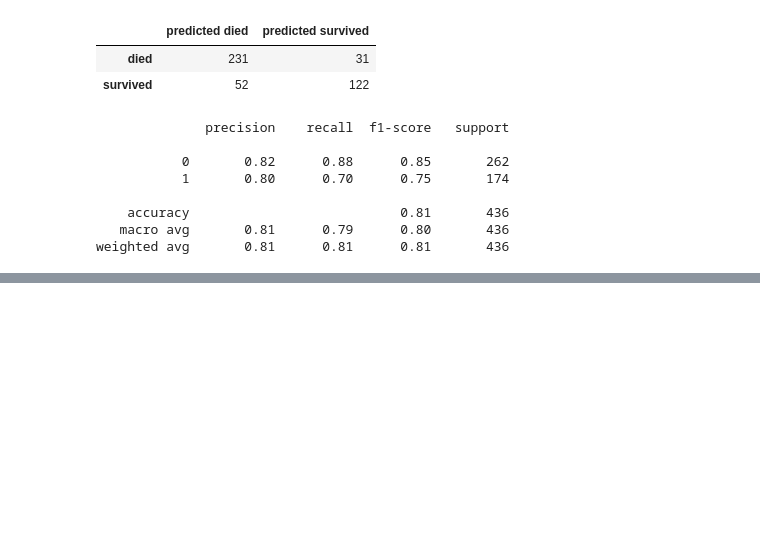
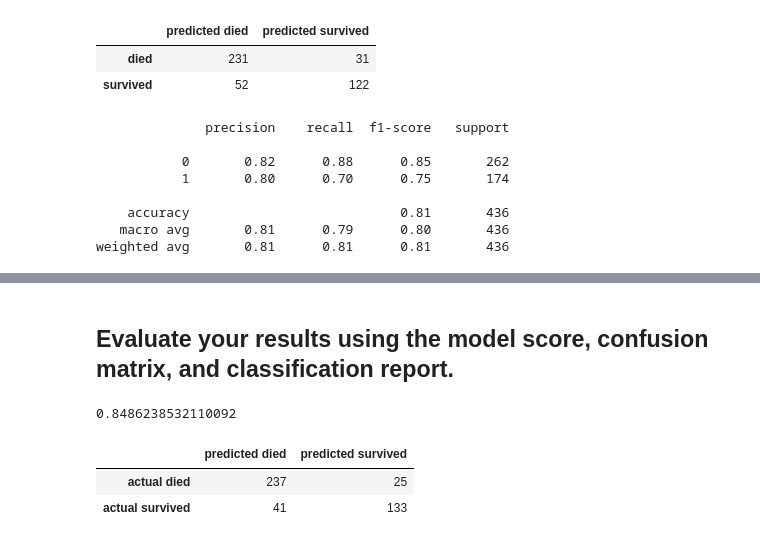
Before and after one commit to RyanMcCall/ds-methodologies-exercises, a Jupyter notebook: classification/model.ipynb, the cells around one changed output, grey strips where cells are left out. Drawn from its saved outputs; the diff is of its cells as text; code cells hidden in the pictures; blank space fills up the shorter version.

```diff
--- a/classification/model.ipynb
+++ b/classification/model.ipynb
@@ -720,0 +728,28 @@ weighted avg       0.81      0.81      0.81       436
+# %%
+Xtrain = train[['pclass', 'age', 'fare', 'parch', 'isfemale']]
+ytrain = train[['survived']]
+
+scaler = MinMaxScaler()
+
+Xtrain_scaled = MinMaxScaler().fit_transform(Xtrain)
+
+knn = KNeighborsClassifier(n_neighbors=5, weights='uniform')
+
+knn.fit(Xtrain_scaled, ytrain)
+
+k5_train_predictions = knn.predict(Xtrain_scaled)
+# %% [markdown]
+## Evaluate your results using the model score, confusion matrix, and classification report.
+# %%
+knn.score(Xtrain_scaled, ytrain)
+# %% [output]
+0.8486238532110092
+# %%
+labels = ['actual died', 'actual survived']
+predicted_labels = ['predicted died', 'predicted survived']
+
+pd.DataFrame(confusion_matrix(ytrain, k5_train_predictions), index=labels, columns=predicted_labels)
+# %% [output]
+|  | predicted died | predicted survived |
+| actual died | 237 | 25 |
+| actual survived | 41 | 133 |
```
Also changed, not shown: parts of 9 cells of this notebook.
